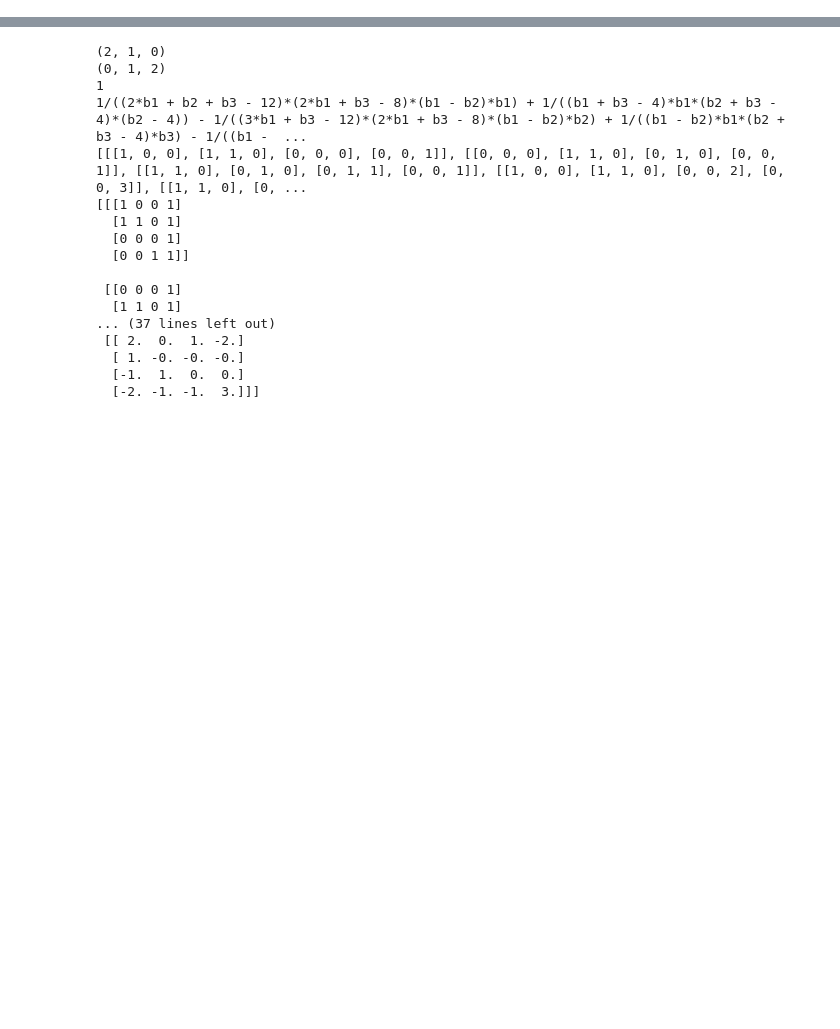
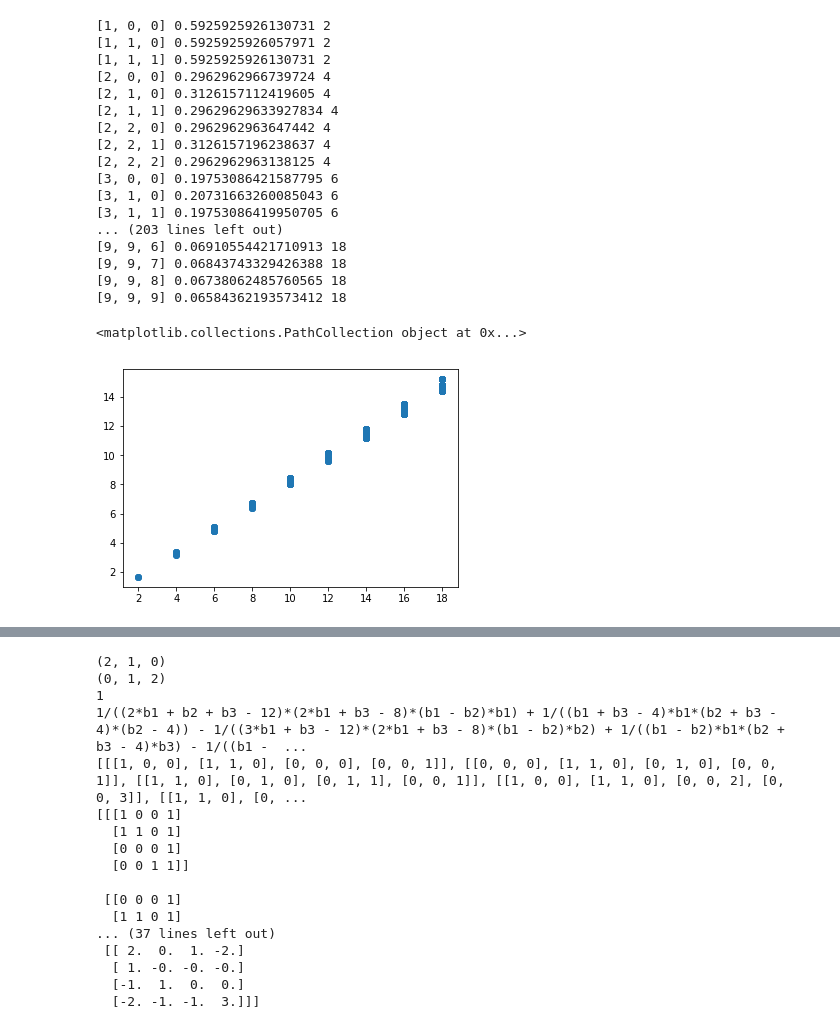
Before and after one commit to caoandong/Calabi_Yau, a Jupyter notebook: src/notebook/Triangulation.ipynb, the cells around one changed output, grey strips where cells are left out. Cells and saved outputs as stored; diff of their text form; code cells hidden in the pictures; blank space fills up the shorter version.

Commit message:
brand new triangulation

```diff
--- a/src/notebook/Triangulation.ipynb
+++ b/src/notebook/Triangulation.ipynb
@@ -328,18 +0,0 @@ Okay.
-# %%
-def prism_plot(prism):
-    count = 0
-    plot = 0
-    for p in prism:
-        poly = Polyhedron(vertices=p)
-        if count == 0:
-            count += 1
-            plot = poly.plot()
-        else:
-            plot += poly.plot()
-
-#     print(poly_list.vertices())
-    return plot
-
-prism,series, triang, power = lift_prism(3,0,0)
-print(prism)
-prism_plot(prism)
@@ -515,0 +870,2 @@ Done.
+# %%
+vol_list_2 = generate_vol(10)
@@ -515,0 +910,28 @@ Done.
+# %%
+x = []
+y = []
+for data in vol_list_2:
+    print data[0], data[1], data[-1]
+    x.append(data[-1])
+    y.append(data[1])
+plt.scatter(x, np.reciprocal(y))
+# %% [output]
+[1, 0, 0] 0.5925925926130731 2
+[1, 1, 0] 0.5925925926057971 2
+[1, 1, 1] 0.5925925926130731 2
+[2, 0, 0] 0.2962962966739724 4
+[2, 1, 0] 0.3126157112419605 4
+[2, 1, 1] 0.29629629633927834 4
+[2, 2, 0] 0.2962962963647442 4
+[2, 2, 1] 0.3126157196238637 4
+[2, 2, 2] 0.2962962963138125 4
+[3, 0, 0] 0.19753086421587795 6
+[3, 1, 0] 0.20731663260085043 6
+[3, 1, 1] 0.19753086419950705 6
+... (203 lines left out)
+[9, 9, 6] 0.06910554421710913 18
+[9, 9, 7] 0.06843743329426388 18
+[9, 9, 8] 0.06738062485760565 18
+[9, 9, 9] 0.06584362193573412 18
+<matplotlib.collections.PathCollection object at 0x...>
+[figure, added]
```
Also changed, not shown: parts of 57 cells of this notebook, 9 other files.
